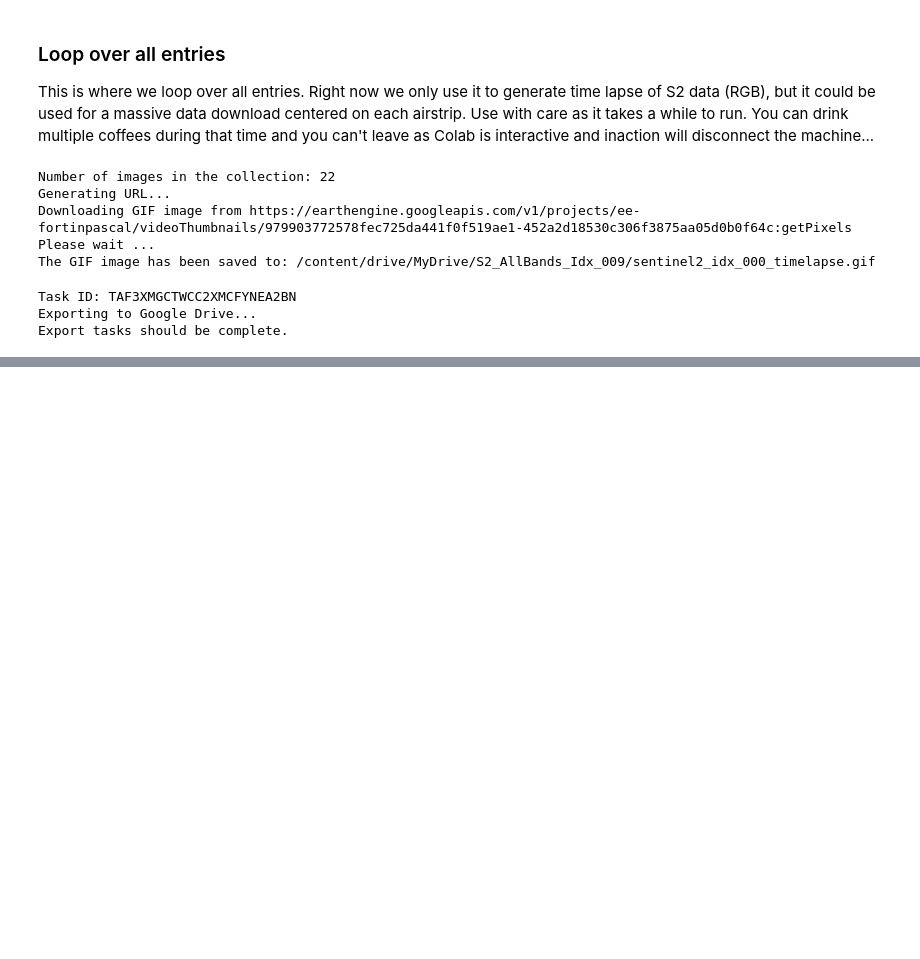
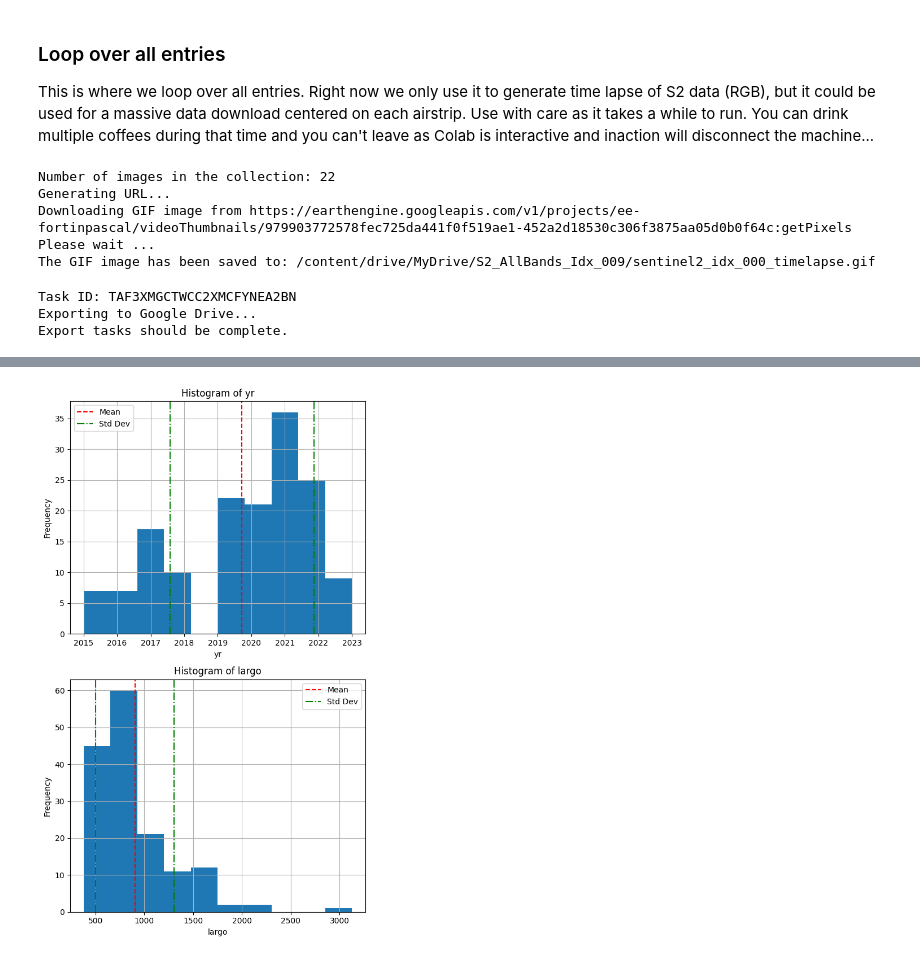
Before and after one commit to liangchow/zindi-amazon-secret-runway, a Jupyter notebook: Data_Visualization/explore_sentinel_data.ipynb, the cells around one changed output, grey strips where cells are left out. Drawn from its saved outputs; the diff is of its cells as text; code cells hidden in the pictures; blank space fills up the shorter version.

Commit message:
Fixed small bug and added some functions for exploring features in the Sentinel data.

```diff
--- a/Data_Visualization/explore_sentinel_data.ipynb
+++ b/Data_Visualization/explore_sentinel_data.ipynb
@@ -850,0 +1035,36 @@ load_and_plot_geotiffs(directory, output_file)
+# %%
+def plot_histograms(gdf, columns, bins=10, figsize=(10, 6)):
+  """Plots histograms of selected columns in a GeoDataFrame.
+
+  Args:
+    gdf: The GeoDataFrame containing the data.
+    columns: A list of column names to plot histograms for.
+    bins: The number of bins to use for the histograms (default: 10).
+    figsize: The size of the figure to create (default: (10, 6)).
+  """
+
+  fig, axes = plt.subplots(len(columns), 1, figsize=figsize)  # Create subplots
+
+  for i, column in enumerate(columns):
+    ax = axes[i] if len(columns) > 1 else axes  # Handle single subplot case
+    gdf[column].hist(ax=ax, bins=bins)  # Plot histogram
+    # Calculate and overlay mean and standard deviation
+    mean = gdf[column].mean()
+    std = gdf[column].std()
+    ax.axvline(mean, color='r', linestyle='--', label='Mean')
+    ax.axvline(mean + std, color='g', linestyle='-.', label='Std Dev')
+    ax.axvline(mean - std, color='g', linestyle='-.')
+
+
+    ax.set_title(f'Histogram of {column}')  # Set title
+    ax.set_xlabel(column)  # Set x-axis label
+    ax.set_ylabel('Frequency')  # Set y-axis label
+    ax.legend() # Add legend to display mean and std dev lines
+
+  plt.tight_layout()  # Adjust layout
+  plt.show()  # Display the plot
+# %%
+columns_to_plot = ['yr', 'largo']
+plot_histograms(projected_airstrip_training_gdf, columns_to_plot,figsize=(6,10))
+# %% [output]
+[figure, added]
```
Also changed, not shown: parts of 9 cells of this notebook.
